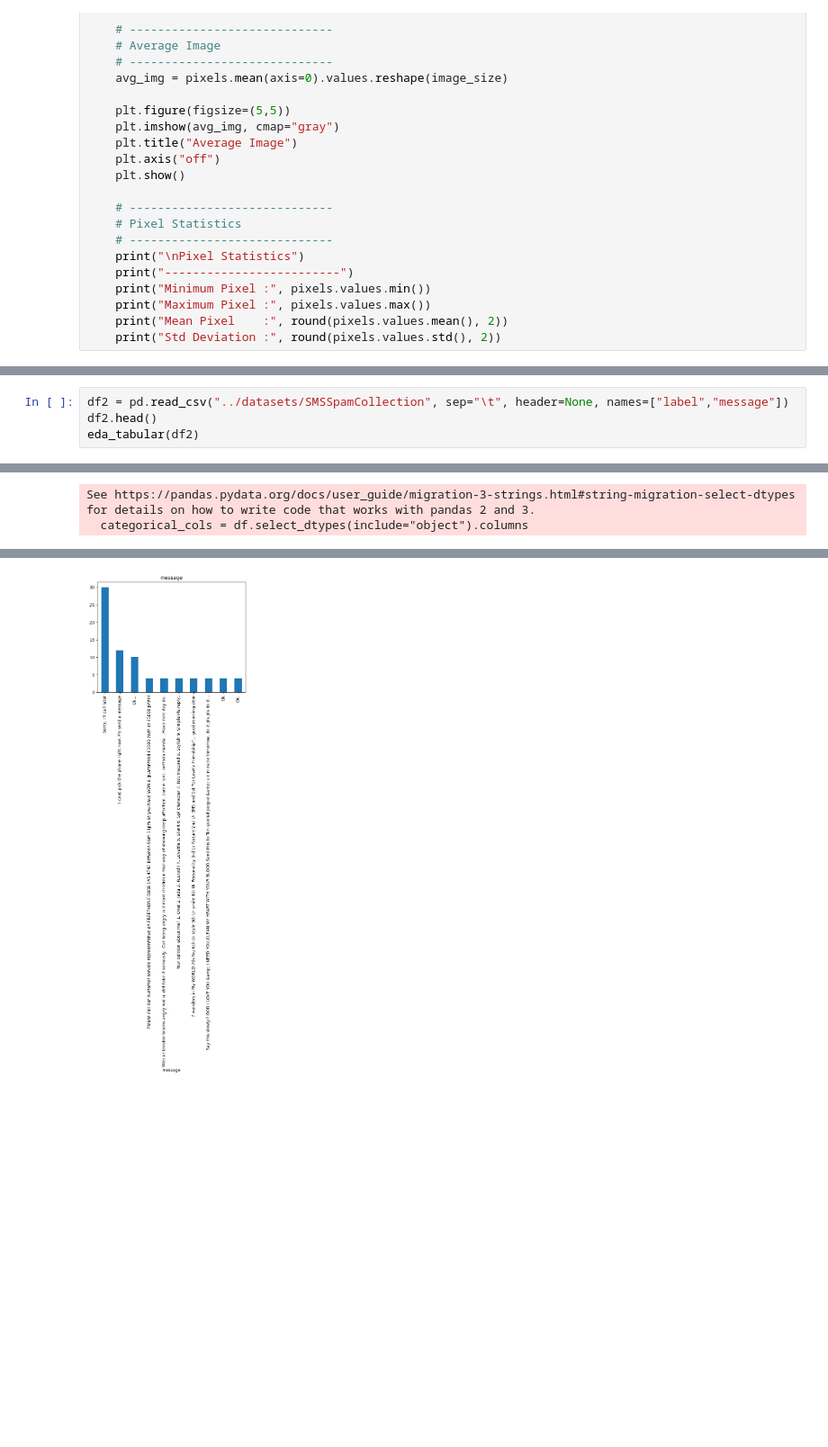
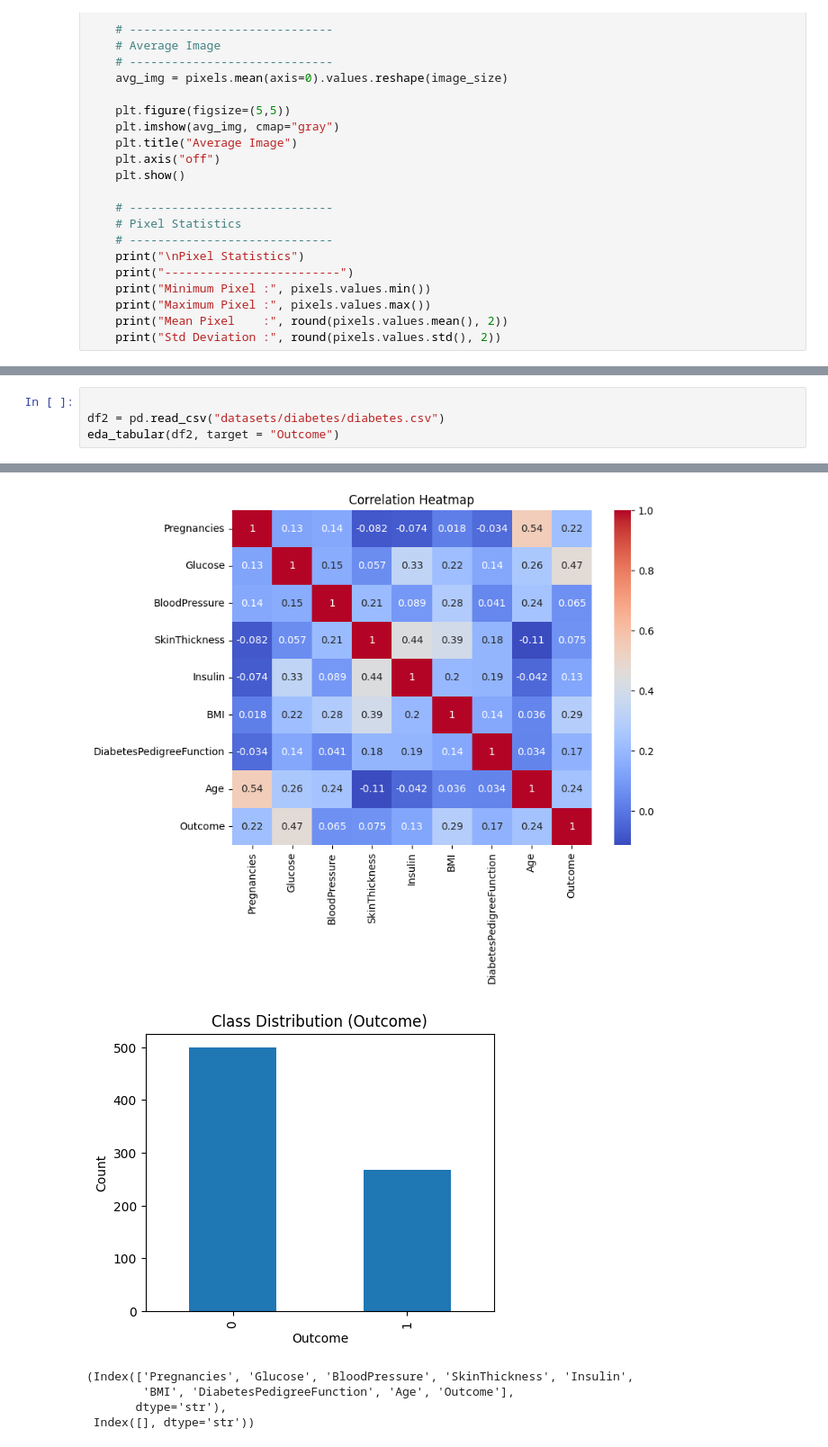
Before and after one commit to KJayasuriya/ml_laboratory, a Jupyter notebook: ex1.ipynb, the cells around one changed output, grey strips where cells are left out. Shown at 90% size. Drawn from its saved outputs; the diff is of its cells as text; blank space fills up the shorter version.

```diff
--- a/ex1.ipynb
+++ b/ex1.ipynb
@@ -156,5 +165,5 @@ max     67.100000                  2.420000   81.000000    1.000000
 # %%
-df2 = pd.read_csv("../datasets/SMSSpamCollection", sep="\t", header=None, names=["label","message"])
-df2.head()
-eda_tabular(df2)
+
+df2 = pd.read_csv("datasets/diabetes/diabetes.csv")
+eda_tabular(df2, target = "Outcome")
 # %% [output]
@@ -181,2 +186,0 @@ freq    4825                      30
-See https://pandas.pydata.org/docs/user_guide/migration-3-strings.html#string-migration-select-dtypes for details on how to write code that works with pandas 2 and 3.
-  categorical_cols = df.select_dtypes(include="object").columns
@@ -184,4 +188,9 @@ See https://pandas.pydata.org/docs/user_guide/migration-3-strings.html#string-mi
-[figure, old version]
+[figure, new version]
+[figure, added]
+(Index(['Pregnancies', 'Glucose', 'BloodPressure', 'SkinThickness', 'Insulin',
+        'BMI', 'DiabetesPedigreeFunction', 'Age', 'Outcome'],
+       dtype='str'),
+ Index([], dtype='str'))
 # %%
 df_img = pd.read_csv("../datasets/mnist_train.csv")
 eda_images(df_img)
```
Also changed, not shown: parts of 4 cells of this notebook, 1 other file.
